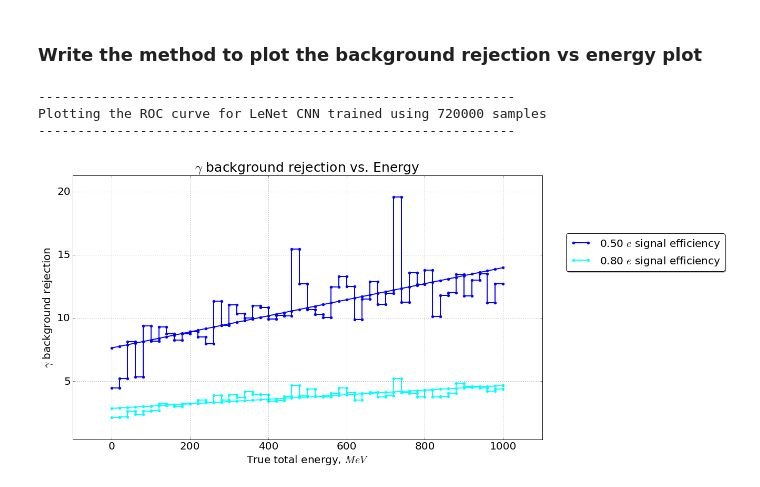
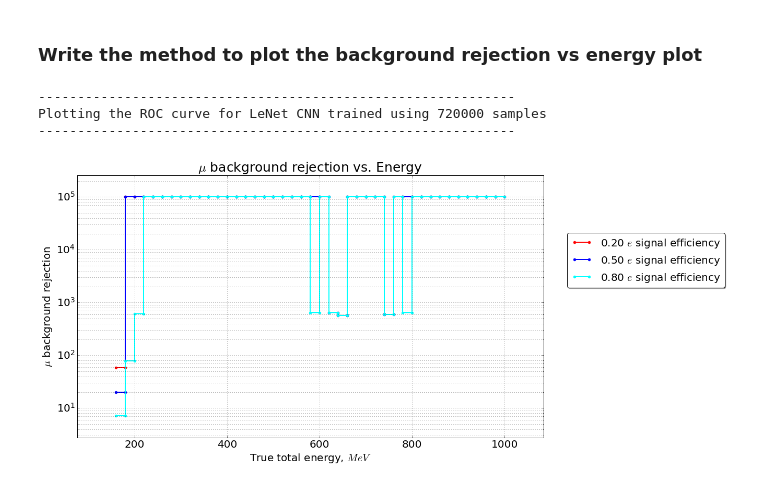
Before and after one commit to WatChMaL/CNN, a Jupyter notebook: notebooks/3110 - Classifier performance vs features studies.ipynb, the cells around one changed output. Drawn from its saved outputs; the diff is of its cells as text; code cells hidden in the pictures.

```diff
--- a/notebooks/3110 - Classifier performance vs features studies.ipynb
+++ b/notebooks/3110 - Classifier performance vs features studies.ipynb
@@ -106,7 +106,7 @@ def plot_ROC(softmaxes, labels, energies, softmax_index_dict, label_0, label_1,
 
     # Show coords of individual points near x = 0.2, 0.5, 0.8
     # todo = {0.2: True, 0.5: True, 0.8: True}
-    todo = {0.5: True, 0.8: True}
+    todo = {0.2: True, 0.5: True, 0.8: True}
 
     for xy in zip(tpr, inv_fpr):
             xy = (round(xy[0], 4), round(xy[1], 4))
@@ -131,7 +131,7 @@ def plot_ROC(softmaxes, labels, energies, softmax_index_dict, label_0, label_1,
 
     return fpr, tpr, threshold, roc_auc, todo.keys(), brj_values
 # %%
-num_samples = [45000, 45000, 45000]
+"""num_samples = [45000, 45000, 45000]
 run_ids = ["20191024_164716", "20191024_165414", "20191024_170156"]
 
 dump_dir = "/home/akajal/WatChMaL/VAE/dumps/"
@@ -153,5 +153,5 @@ for num_sample, run_id in zip(num_samples, run_ids):
 
     _, _, _, _, sef_values, brj_values = plot_ROC(test_softmax, test_labels, test_energies,
                                                   label_dict, "e", "gamma", min_energy=0,
-                                                  max_energy=1000, show_plot=True)
+                                                  max_energy=1000, show_plot=True)"""
 # %% [output]
@@ -245,30 +234,30 @@ def plot_brj_vs_energy(softmax, labels, energies, label_dict, label_0, label_1,
 # %%
 #num_samples = [45000, 45000, 45000]
 #run_ids = ["20191024_164716", "20191024_165414", "20191024_170156"]
 num_samples = [720000]
 run_ids = ["20191017_113156"]
 
 dump_dir = "/home/akajal/WatChMaL/VAE/dumps/"
 dump_file = "/test_validation_iteration_dump.npz"
 label_dict = {"gamma":0, "e":1, "mu":2}
 
 for num_sample, run_id in zip(num_samples, run_ids):
 
     print("-------------------------------------------------------------")
     print("Plotting the ROC curve for LeNet CNN trained using {0} samples".format(num_sample))
     print("-------------------------------------------------------------")
 
     test_dump_path = dump_dir + run_id + dump_file
     test_dump_np = np.load(test_dump_path)
 
     test_softmax  = test_dump_np["softmax"].reshape(-1, 3)
     test_labels   = test_dump_np["labels"].reshape(-1)
     test_energies = test_dump_np["energies"].reshape(-1)
 
-    plot_brj_vs_energy(test_softmax, test_labels, test_energies, label_dict, "e", "gamma", num_bins=50, min_energy=0,
-                       max_energy=1000, lgd_loc=(1.4, 0.8), colors=["blue", "cyan"], log=False, show_plot=True)
+    plot_brj_vs_energy(test_softmax, test_labels, test_energies, label_dict, "e", "mu", num_bins=50, min_energy=0,
+                       max_energy=1000, lgd_loc=(1.4, 0.8), colors=["red", "blue", "cyan"], log=True, show_plot=True)
 # %% [output]
 -------------------------------------------------------------
 Plotting the ROC curve for LeNet CNN trained using 720000 samples
 -------------------------------------------------------------
-[figure, old version]
+[figure, new version]
```
Also changed, not shown: parts of 1 cell of this notebook, 14 other files.
